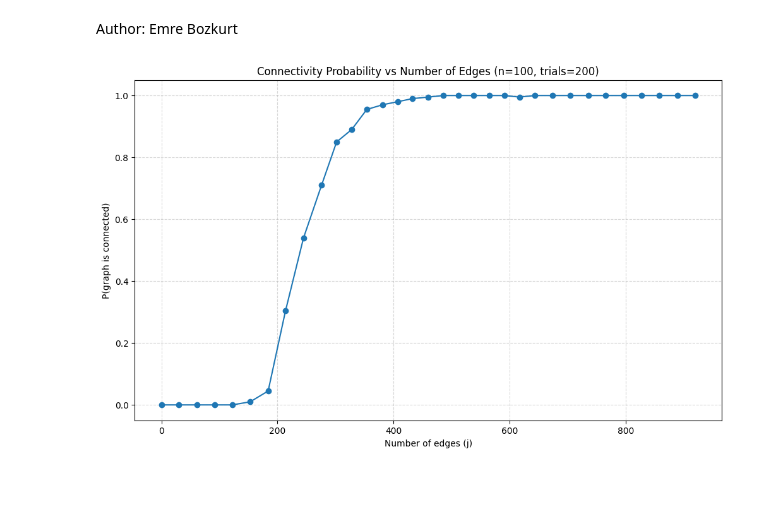
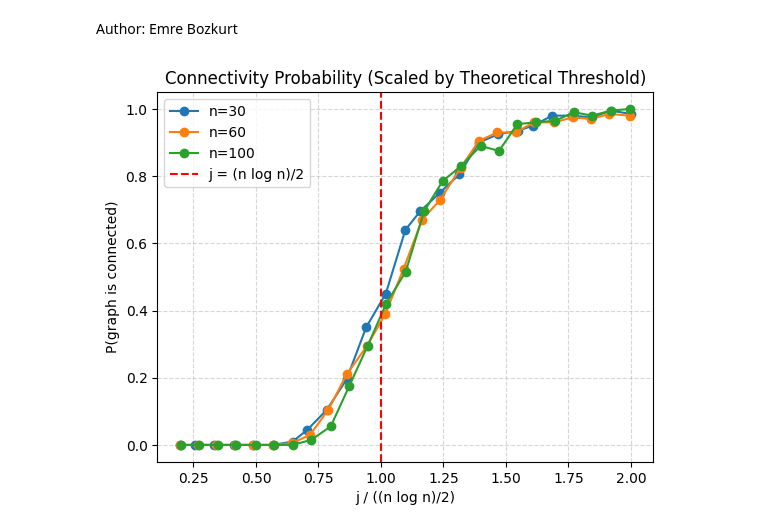
Before and after one commit to Yashasvi-Seth/2XC3-Lab-2, a Jupyter notebook: e2.ipynb, the cells around one changed output. Drawn from its saved outputs; the diff is of its cells as text; code cells hidden in the pictures; blank space fills up the shorter version.

Commit message:
Approximation Experiments

```diff
--- a/e2.ipynb
+++ b/e2.ipynb
@@ -71,5 +70,5 @@ def run_connectivity_experiment(n=100, trials=200, j_values=None):
     plt.show()
 # %%
-run_connectivity_experiment(n=100, trials=200)
+run_connectivity_experiment([30, 60, 100], trials=200)
 # %% [output]
-[figure, old version]
+[figure, new version]
```
Also changed, not shown: parts of 1 cell of this notebook, 1 other file.
